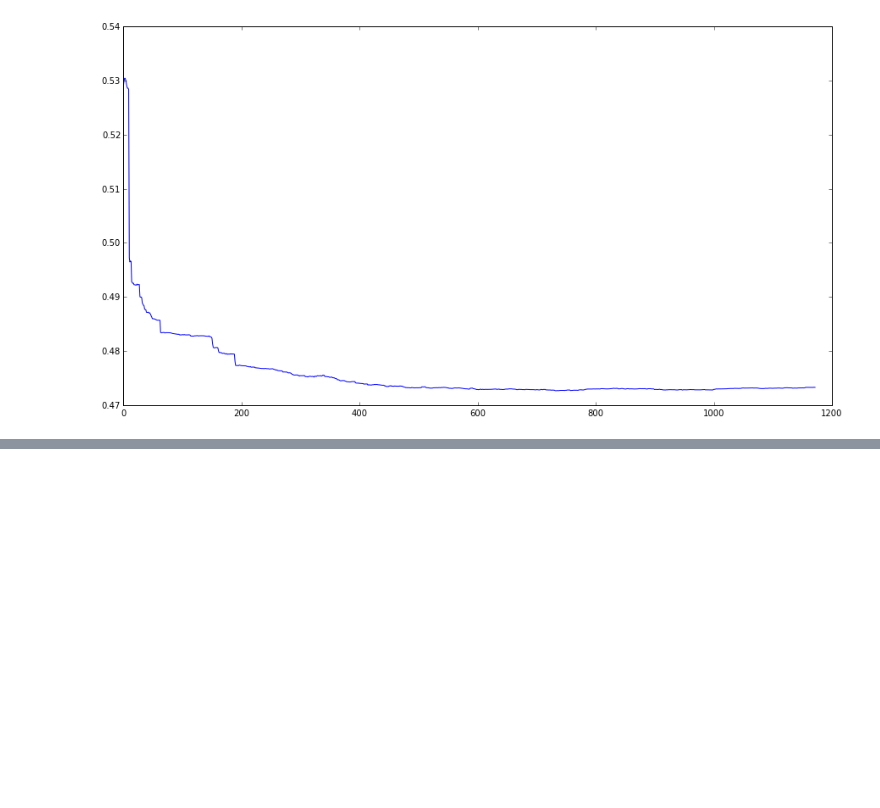
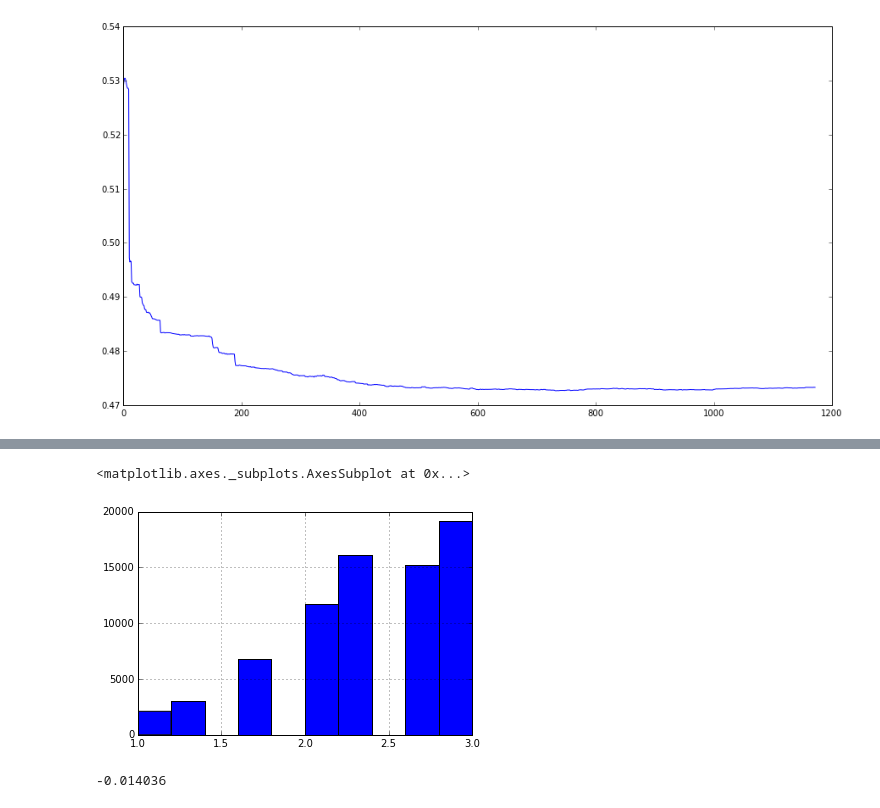
Before and after one commit to Bekbolatov/kaggle, a Jupyter notebook: events/hd/notebooks/features5_alexander.ipynb, the cells around one changed output, grey strips where cells are left out. Cells and saved outputs as stored; diff of their text form; code cells hidden in the pictures; blank space fills up the shorter version.

```diff
--- a/events/hd/notebooks/features5_alexander.ipynb
+++ b/events/hd/notebooks/features5_alexander.ipynb
@@ -475,0 +678,4 @@ bst = xgb.train(param, dtrain, num_round, [(dtrain, 'train'), (dtest,'test')], e
+# %%
+def check_row(r):
+    qs = set(r['search_term'].lower().split()).intersection(set(r['product_title'].lower().split()))
+    return len(qs)
@@ -475,0 +710,4 @@ bst = xgb.train(param, dtrain, num_round, [(dtrain, 'train'), (dtest,'test')], e
+# %%
+orig_train['matched'] = orig_train.apply(check_row, axis=1)
+qqq = only_1.apply(check_row, axis=1)
+qqq.head(5)
@@ -475,0 +759,5 @@ bst = xgb.train(param, dtrain, num_round, [(dtrain, 'train'), (dtest,'test')], e
+# %%
+orig_train['relevance'].hist()
+# %% [output]
+<matplotlib.axes._subplots.AxesSubplot at 0x...>
+[figure, added]
@@ -475,0 +767,5 @@ bst = xgb.train(param, dtrain, num_round, [(dtrain, 'train'), (dtest,'test')], e
+# %%
+import math
+aaa[(aaa['alldata1804'] > 2.4) & (aaa['alldata1804'] < 3.0)]['diff'].mean()
+# %% [output]
+-0.014036
```
Also changed, not shown: parts of 28 cells of this notebook, 7 other files.
